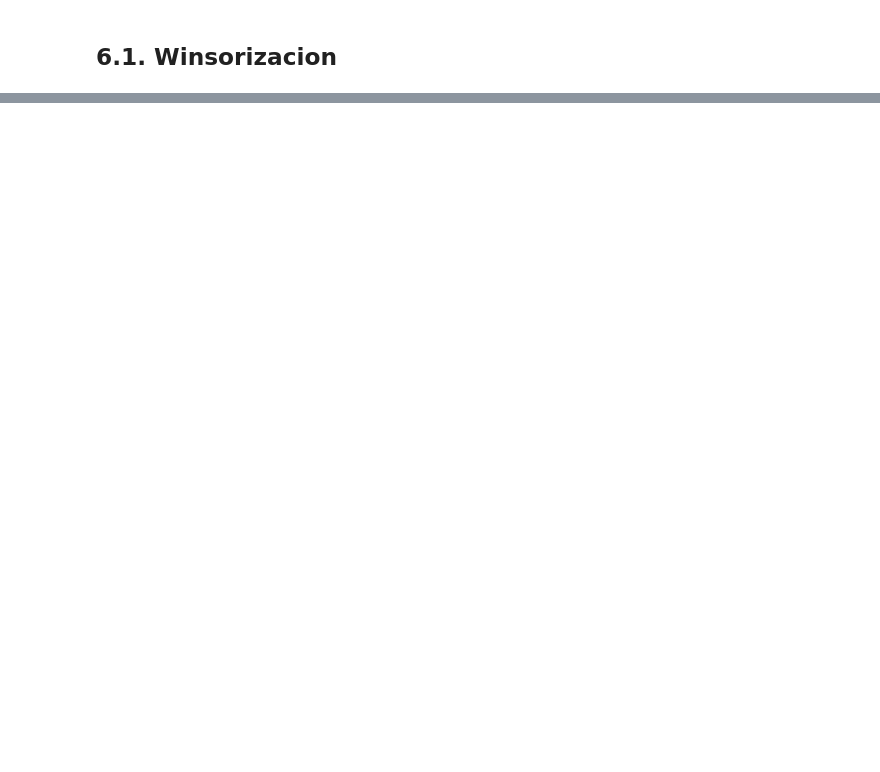
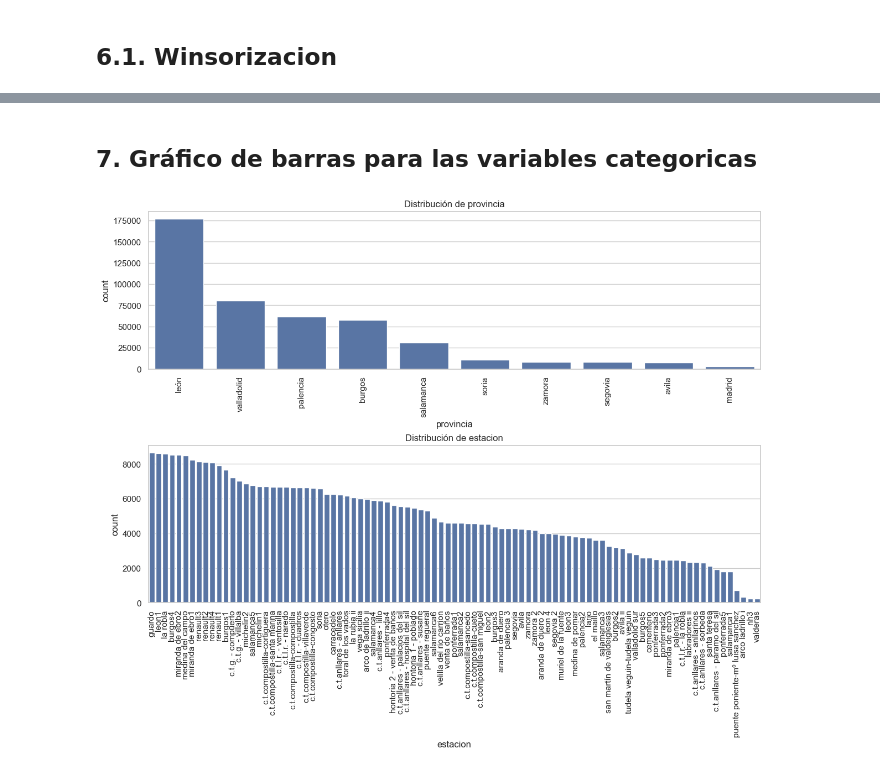
Before and after one commit to japinuela/Ejercicios-Repaso-Python-ML, a Jupyter notebook: Practica_Python-EDA.ipynb, the cells around one changed output, grey strips where cells are left out. Saved outputs shown, nothing was run; the diff lists cells and outputs as text; code cells hidden in the pictures; blank space fills up the shorter version.

```diff
--- a/Practica_Python-EDA.ipynb
+++ b/Practica_Python-EDA.ipynb
@@ -434,0 +483,8 @@ KeyError: 'no2ugm3_w'
+# %%
+# Imputar NAs en columnas de 'principal' con la media de cada columna
+for col in principal:
+    if df_limpio[col].isna().any():
+        mean_value = df_limpio[col].mean()
+        df_limpio[col].fillna(mean_value, inplace=True)
+        print(f"Imputados NAs en {col} con la media: {mean_value:.2f}")
+df_limpio.info()
@@ -434,0 +509,20 @@ KeyError: 'no2ugm3_w'
+# %% [markdown]
+## 7. Gráfico de barras para las variables categoricas
+# %%
+cols_cat = ['provincia', 'estacion']
+
+n = len(cols_cat)
+fig, axes = plt.subplots(n, 1, figsize=(12, 5*n), constrained_layout=True)
+
+# Si solo hay una columna, axes no es array
+if n == 1:
+    axes = [axes]
+
+for i, col in enumerate(cols_cat):
+    sns.countplot(x=col, data=df_limpio, ax=axes[i], order=df_limpio[col].value_counts().index)
+    axes[i].set_title(f"Distribución de {col}")
+    axes[i].tick_params(axis="x", rotation=90)
+
+plt.show()
+# %% [output]
+[figure, added]
```
Also changed, not shown: parts of 15 cells of this notebook.
